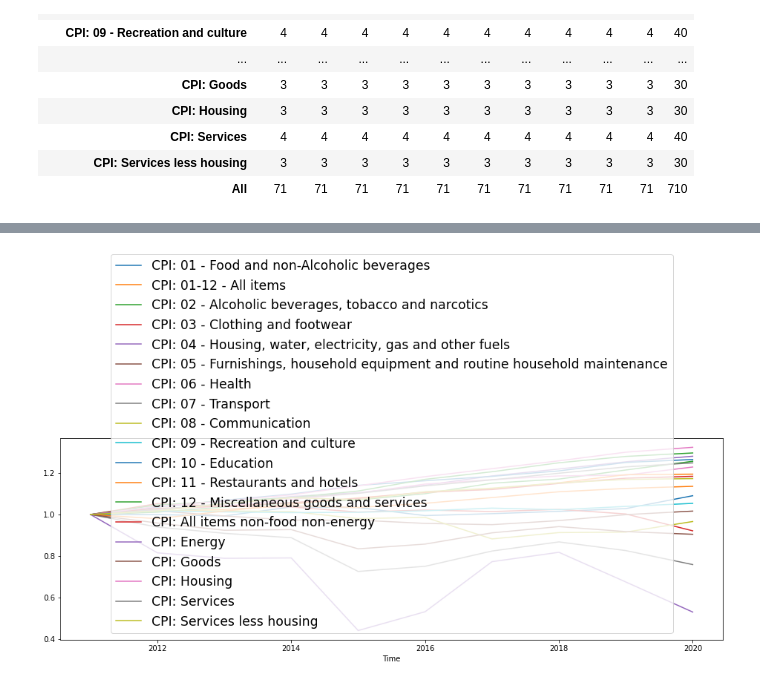
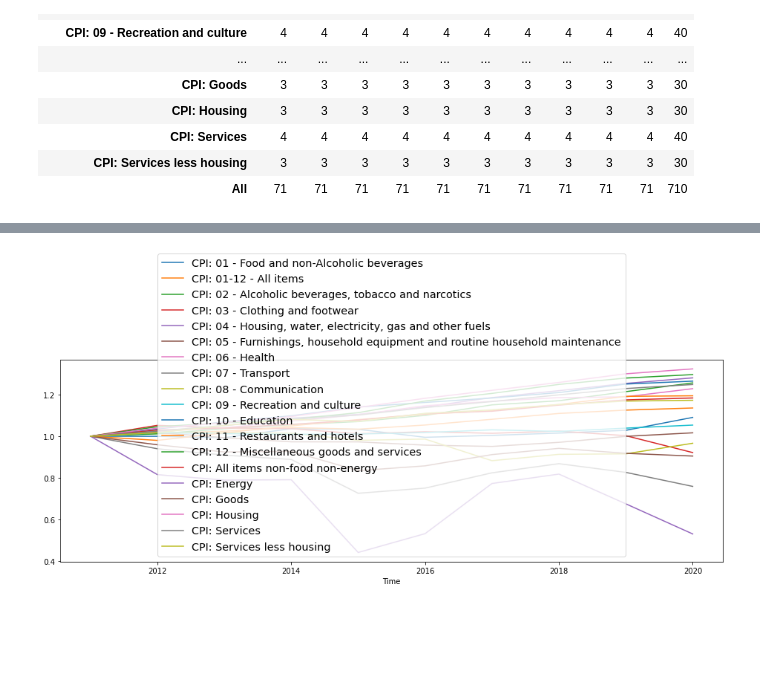
Before and after one commit to Efe-C-3/InflationRateAnalytics, a Jupyter notebook: inflation.ipynb, the cells around one changed output, grey strips where cells are left out. Cells and saved outputs as stored; diff of their text form; code cells hidden in the pictures; blank space fills up the shorter version.

```diff
--- a/inflation.ipynb
+++ b/inflation.ipynb
@@ -198,5 +240,5 @@ normalized_data1 = base_year.div(base_year.iloc[0])
 # %%
 normalized_data1.plot(figsize=(16, 5))
-plt.legend(fontsize="xx-large");
+plt.legend(fontsize="x-large");
 # %% [output]
-[figure, old version]
+[figure, new version]
```
Also changed, not shown: parts of 8 cells of this notebook.
